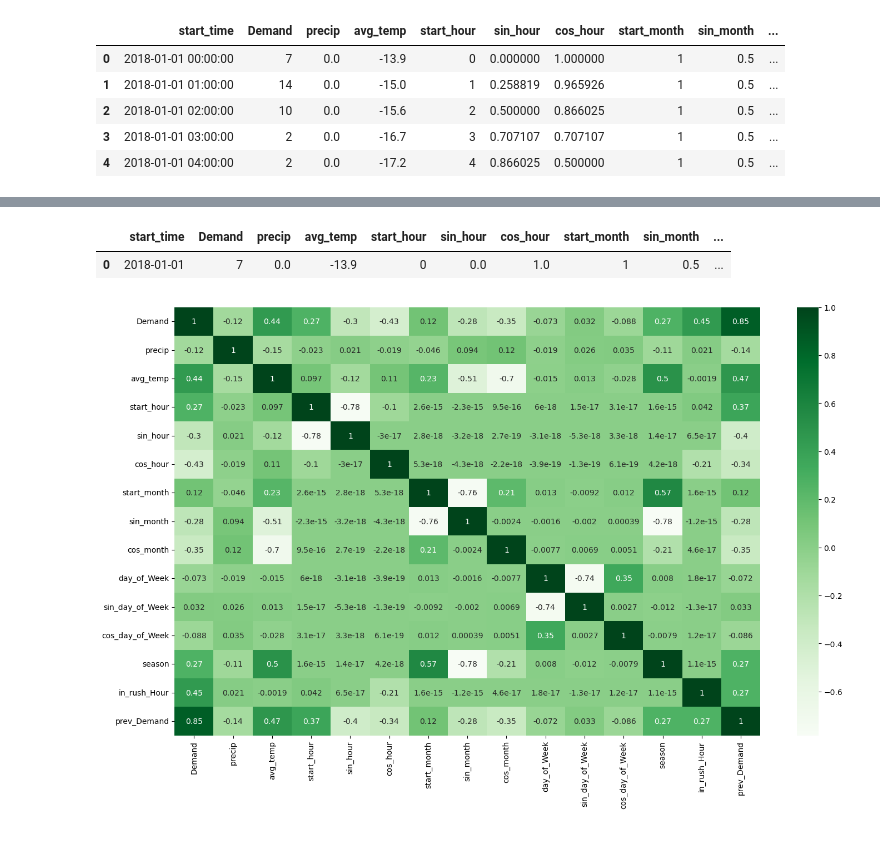
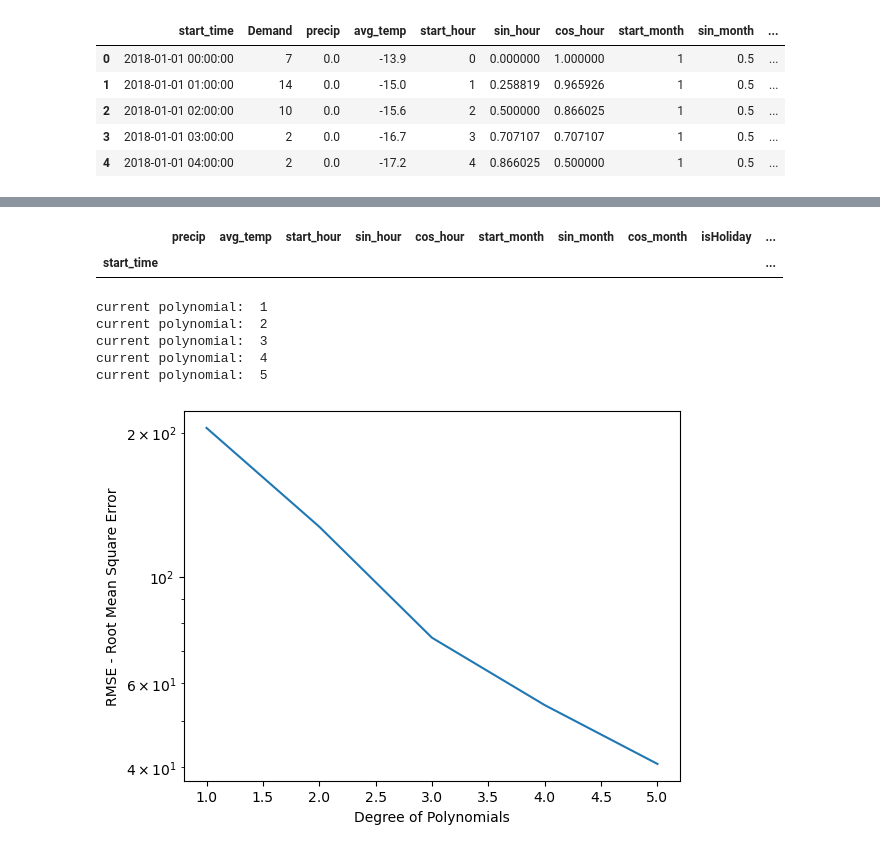
Before and after one commit to diego411/AA_Team_10, a Jupyter notebook: notebook/FeatureEngineering.ipynb, the cells around one changed output, grey strips where cells are left out. Cells and saved outputs as stored; diff of their text form; code cells hidden in the pictures.

```diff
--- a/notebook/FeatureEngineering.ipynb
+++ b/notebook/FeatureEngineering.ipynb
@@ -486,20 +480,7 @@ plt.show()
 # %%
-# Since prev_Demand and prev_Demand2 seem to be highly correlated, we will drop prev_Demand2 as a feature
+# Since prev_Demand and prev_Demand2 seem to be highly correlated, we dropped prev_Demand2 as a feature
 # Doing this, protects our model from considering unnecessary/redundant features and prevent the performance
 # from being harmed
-
-df_load_weather.drop('prev_Demand2', axis = 1, inplace = True)
-df_load_weather.head(1)
-# %% [output]
-|  | start_time | Demand | precip | avg_temp | start_hour | sin_hour | cos_hour | start_month | sin_month | ... |
-| 0 | 2018-01-01 | 7 | 0.0 | -13.9 | 0 | 0.0 | 1.0 | 1 | 0.5 | ... |
-# %%
-# Show new correlation matrix
-plt.figure(figsize=(17,10))
-sns.heatmap(df_load_weather.corr(), cmap = 'Greens', annot = True)
-plt.show()
-# %% [output]
-[figure, removed]
 # %%
 # the correlation matrix paints the same picture, as our feature selecting lasso regression earlier
 # %%
@@ -508,0 +489,36 @@ plt.show()
+# %%
+df_test = X_train[X_train.isna().any(axis=1)]
+df_test
+# %% [output]
+|  | precip | avg_temp | start_hour | sin_hour | cos_hour | start_month | sin_month | cos_month | isHoliday | ... |
+| start_time |  |  |  |  |  |  |  |  |  | ... |
+# %%
+training_error = []
+
+for degree_poly in range (1, 6):
+
+    print("current polynomial: ", degree_poly)
+
+    poly = PolynomialFeatures(degree = degree_poly)
+    X_train_poly = poly.fit_transform(X_train)
+
+
+    linear_reg = LinearRegression(fit_intercept = False)
+    linear_reg.fit(X_train_poly, y_train)
+    y_train_pred = linear_reg.predict(X_train_poly)
+
+
+    #print('R^2 for polynomial degree ', degree_poly, ' is: ', r2_score(y_train,prediction))
+    training_error.append((math.sqrt(mean_squared_error(y_train, y_train_pred))))
+
+plt.semilogy(range(1,6), training_error)
+plt.xlabel('Degree of Polynomials')
+plt.ylabel('RMSE - Root Mean Square Error')
+plt.show()
+# %% [output]
+current polynomial:  1
+current polynomial:  2
+current polynomial:  3
+current polynomial:  4
+current polynomial:  5
+[figure, added]
```
Also changed, not shown: parts of 15 cells of this notebook.
